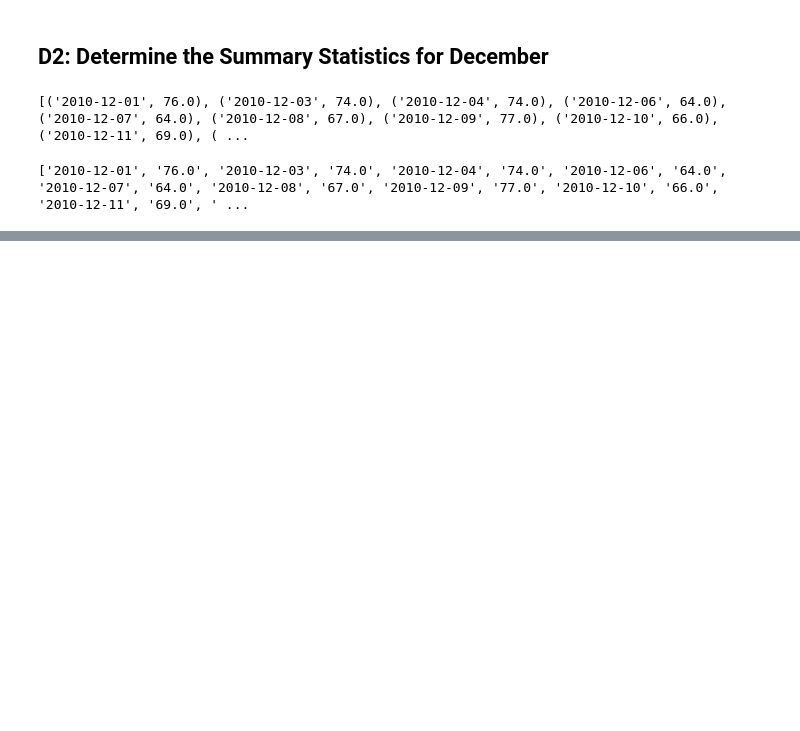
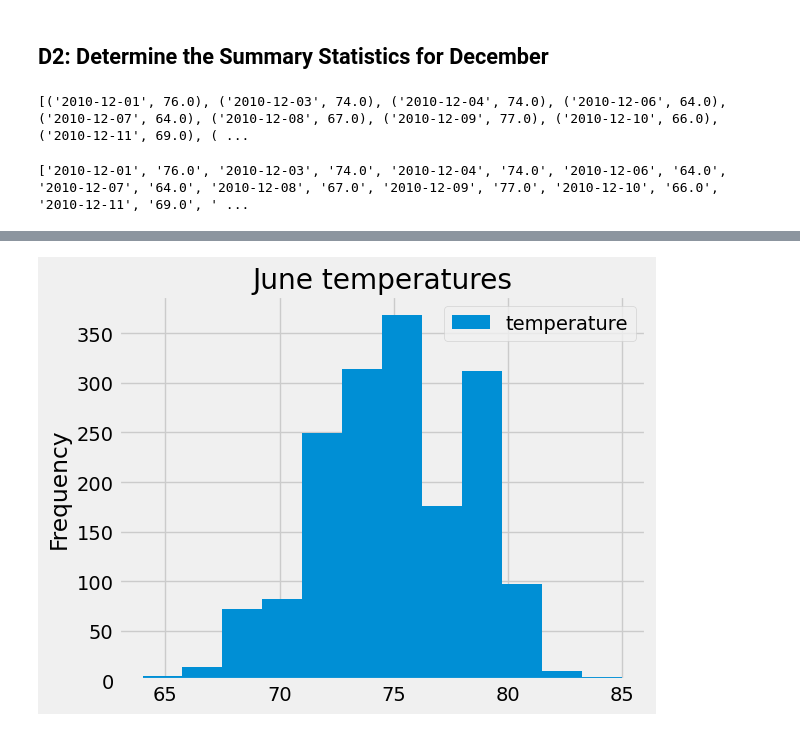
Before and after one commit to EBolinVA/Surfs_Up, a Jupyter notebook: Resources/SurfsUp_Challenge.ipynb, the cells around one changed output, grey strips where cells are left out. Cells and saved outputs as stored; diff of their text form; code cells hidden in the pictures; blank space fills up the shorter version.

```diff
--- a/Resources/SurfsUp_Challenge.ipynb
+++ b/Resources/SurfsUp_Challenge.ipynb
@@ -136,0 +147,5 @@ Dec_df.describe()
+# %%
+June_df.plot.hist(bins=12, title="June temperatures", xlabel="temperature")
+plt.tight_layout()
+# %% [output]
+[figure, added]
```
Also changed, not shown: parts of 6 cells of this notebook, 5 other files.
